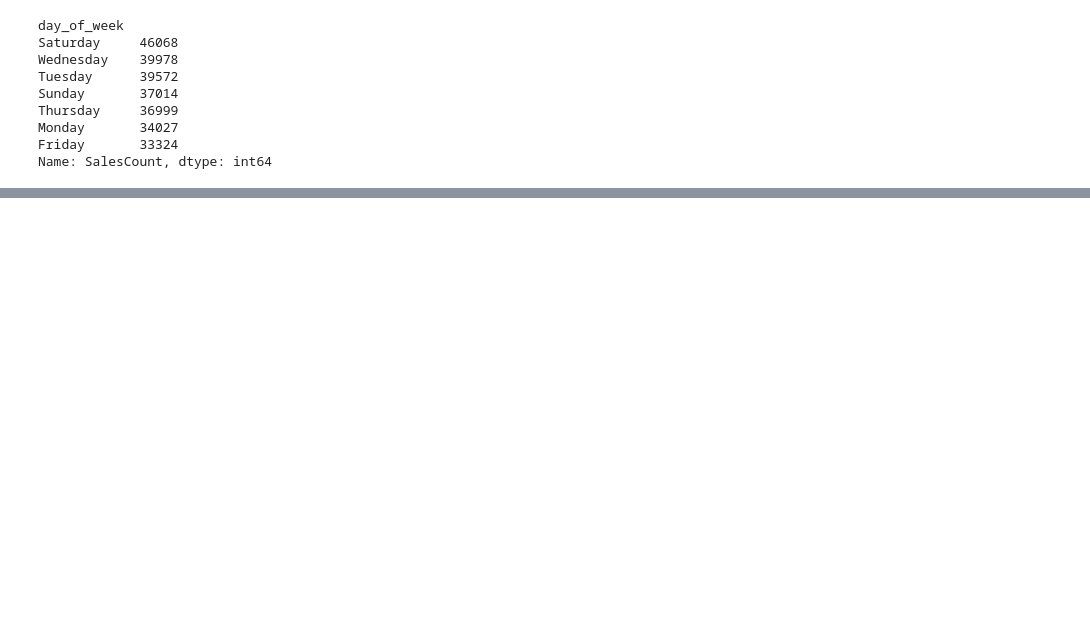
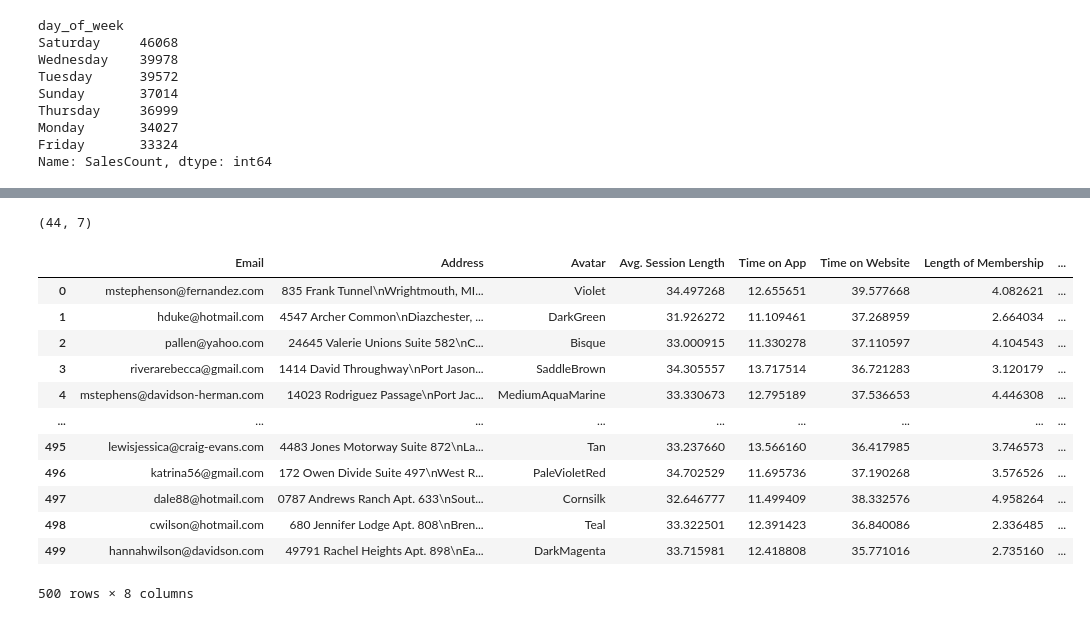
Before and after one commit to dimonpd/ml-courses-7bits, a Jupyter notebook: test.ipynb, the cells around one changed output, grey strips where cells are left out. Saved outputs shown, nothing was run; the diff lists cells and outputs as text; code cells hidden in the pictures; blank space fills up the shorter version.

```diff
--- a/test.ipynb
+++ b/test.ipynb
@@ -83,0 +170,22 @@ AttributeError: 'SeriesGroupBy' object has no attribute 'sort_values'
+# %%
+df.shape
+# %% [output]
+(44, 7)
+# %%
+df2  = pd.read_csv('https://drive.google.com/uc?export=download&id=1GztFVF32hUQkzDD-kHfH37vstbvwKJwp')
+# %%
+df2
+# %% [output]
+|  | Email | Address | Avatar | Avg. Session Length | Time on App | Time on Website | Length of Membership | ... |
+| 0 | mstephenson@fernandez.com | 835 Frank Tunnel\nWrightmouth, MI... | Violet | 34.497268 | 12.655651 | 39.577668 | 4.082621 | ... |
+| 1 | hduke@hotmail.com | 4547 Archer Common\nDiazchester, ... | DarkGreen | 31.926272 | 11.109461 | 37.268959 | 2.664034 | ... |
+| 2 | pallen@yahoo.com | 24645 Valerie Unions Suite 582\nC... | Bisque | 33.000915 | 11.330278 | 37.110597 | 4.104543 | ... |
+| 3 | riverarebecca@gmail.com | 1414 David Throughway\nPort Jason... | SaddleBrown | 34.305557 | 13.717514 | 36.721283 | 3.120179 | ... |
+| 4 | mstephens@davidson-herman.com | 14023 Rodriguez Passage\nPort Jac... | MediumAquaMarine | 33.330673 | 12.795189 | 37.536653 | 4.446308 | ... |
+| ... | ... | ... | ... | ... | ... | ... | ... | ... |
+| 495 | lewisjessica@craig-evans.com | 4483 Jones Motorway Suite 872\nLa... | Tan | 33.237660 | 13.566160 | 36.417985 | 3.746573 | ... |
+| 496 | katrina56@gmail.com | 172 Owen Divide Suite 497\nWest R... | PaleVioletRed | 34.702529 | 11.695736 | 37.190268 | 3.576526 | ... |
+| 497 | dale88@hotmail.com | 0787 Andrews Ranch Apt. 633\nSout... | Cornsilk | 32.646777 | 11.499409 | 38.332576 | 4.958264 | ... |
+| 498 | cwilson@hotmail.com | 680 Jennifer Lodge Apt. 808\nBren... | Teal | 33.322501 | 12.391423 | 36.840086 | 2.336485 | ... |
+| 499 | hannahwilson@davidson.com | 49791 Rachel Heights Apt. 898\nEa... | DarkMagenta | 33.715981 | 12.418808 | 35.771016 | 2.735160 | ... |
+500 rows × 8 columns
```
Also changed, not shown: parts of 10 cells of this notebook, 1 other file.
